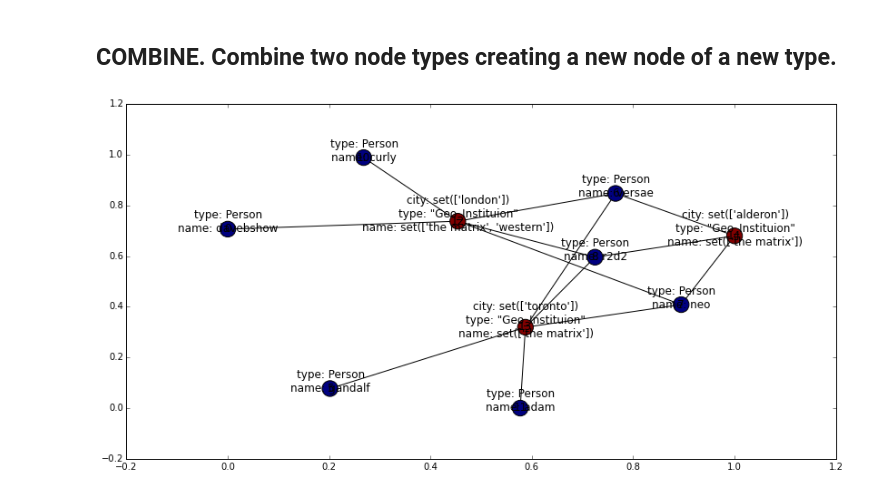
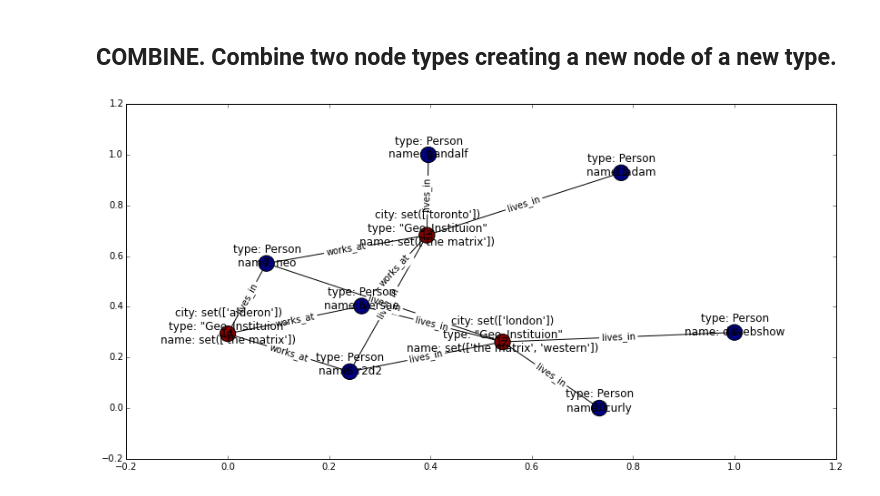
Before and after one commit to davebshow/projx, a Jupyter notebook: projx_demo.ipynb, the cells around one changed output. Saved outputs shown, nothing was run; the diff lists cells and outputs as text; code cells hidden in the pictures.

```diff
--- a/projx_demo.ipynb
+++ b/projx_demo.ipynb
@@ -97,11 +97,11 @@ px.draw_simple_graph(subgraph, label_attrs=['name', 'institution', 'type'], edge
 # %%
 # Here NEW refers to the newly created node.
 subgraph = p.execute("""
     MATCH GRAPH (i:Institution)-(c:City)
     COMBINE     (i)-(c)
-    SET         NEW.type="Geo_Instituion", NEW.name=i.name, NEW.city=c.name
+    SET         NEW.type = "Geo_Instituion", NEW.name = i.name, NEW.city = c.name
     DELETE      i, c
 """)
-px.draw_simple_graph(subgraph, label_attrs=["name", "type", "city"])
+px.draw_simple_graph(subgraph, label_attrs=["name", "type", "city"], edge_label_attr='type')
 # %% [output]
-[figure, old version]
+[figure, new version]
```
Also changed, not shown: parts of 19 cells of this notebook, 6 other files.
